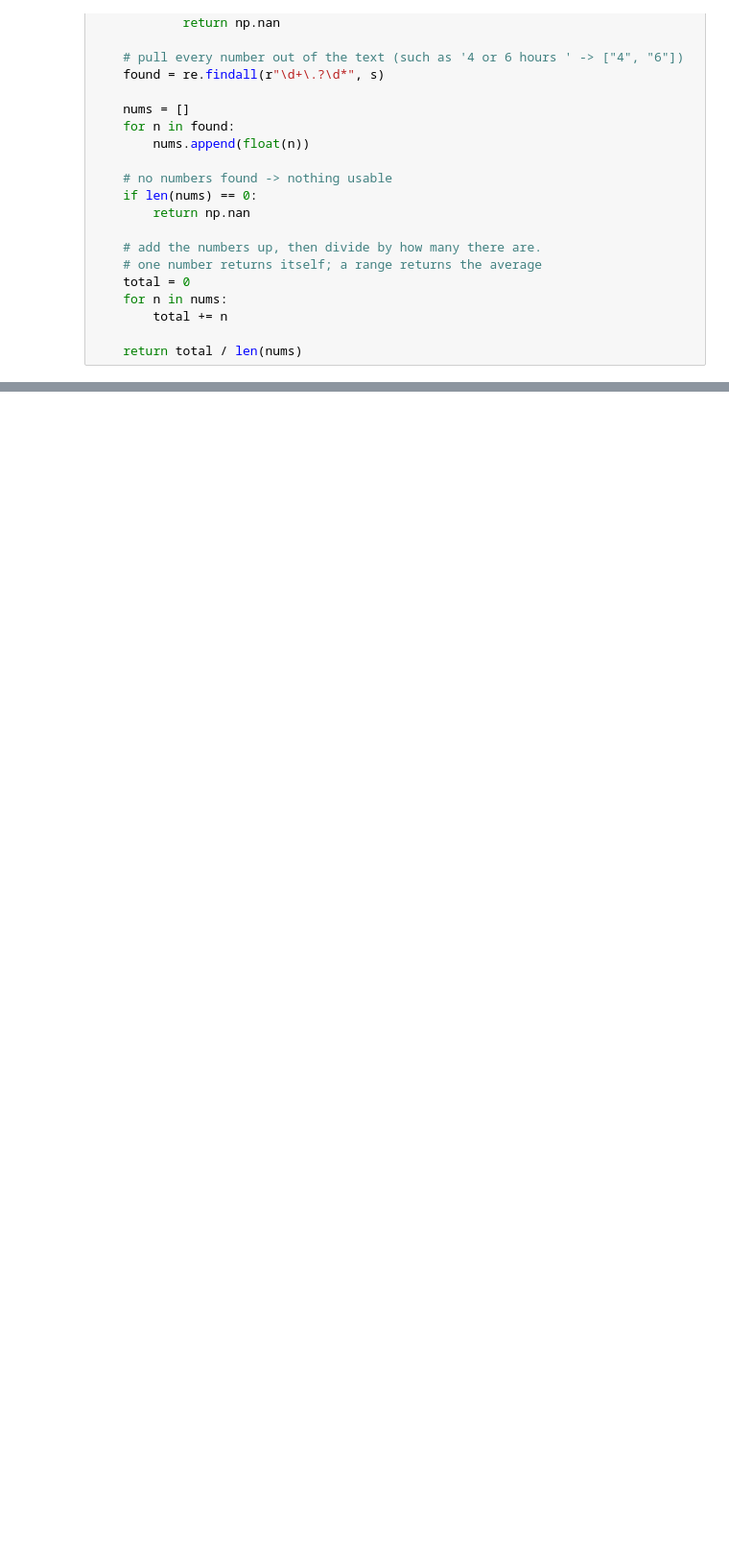
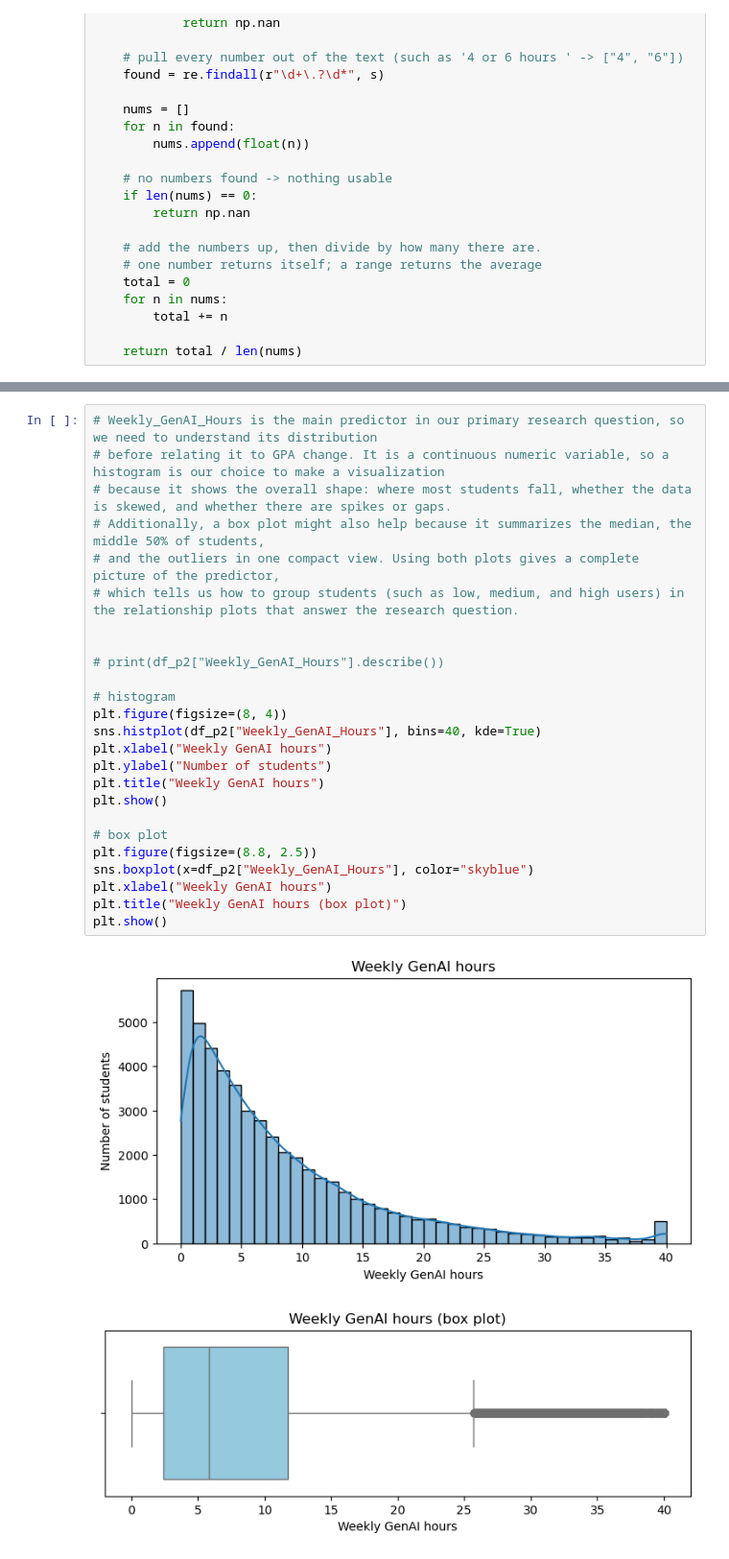
Before and after one commit to Snehashharmaa/cs418-learning-without-ai, a Jupyter notebook: data_acquisition.ipynb, the cells around one changed output, grey strips where cells are left out. Shown at 96% size. Drawn from its saved outputs; the diff is of its cells as text; blank space fills up the shorter version.

```diff
--- a/data_acquisition.ipynb
+++ b/data_acquisition.ipynb
@@ -152,0 +123,28 @@ plt.show()
+# %%
+# Weekly_GenAI_Hours is the main predictor in our primary research question, so we need to understand its distribution
+# before relating it to GPA change. It is a continuous numeric variable, so a histogram is our choice to make a visualization
+# because it shows the overall shape: where most students fall, whether the data is skewed, and whether there are spikes or gaps.
+# Additionally, a box plot might also help because it summarizes the median, the middle 50% of students,
+# and the outliers in one compact view. Using both plots gives a complete picture of the predictor,
+# which tells us how to group students (such as low, medium, and high users) in the relationship plots that answer the research question.
+
+
+# print(df_p2["Weekly_GenAI_Hours"].describe())
+
+# histogram
+plt.figure(figsize=(8, 4))
+sns.histplot(df_p2["Weekly_GenAI_Hours"], bins=40, kde=True)
+plt.xlabel("Weekly GenAI hours")
+plt.ylabel("Number of students")
+plt.title("Weekly GenAI hours")
+plt.show()
+
+# box plot
+plt.figure(figsize=(8.8, 2.5))
+sns.boxplot(x=df_p2["Weekly_GenAI_Hours"], color="skyblue")
+plt.xlabel("Weekly GenAI hours")
+plt.title("Weekly GenAI hours (box plot)")
+plt.show()
+# %% [output]
+[figure, added]
+[figure, added]
```
Also changed, not shown: parts of 8 cells of this notebook.
